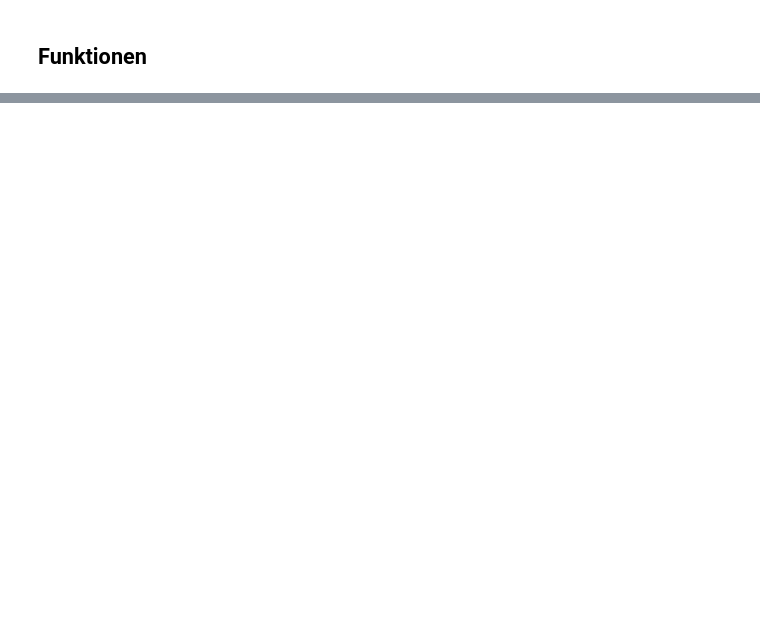
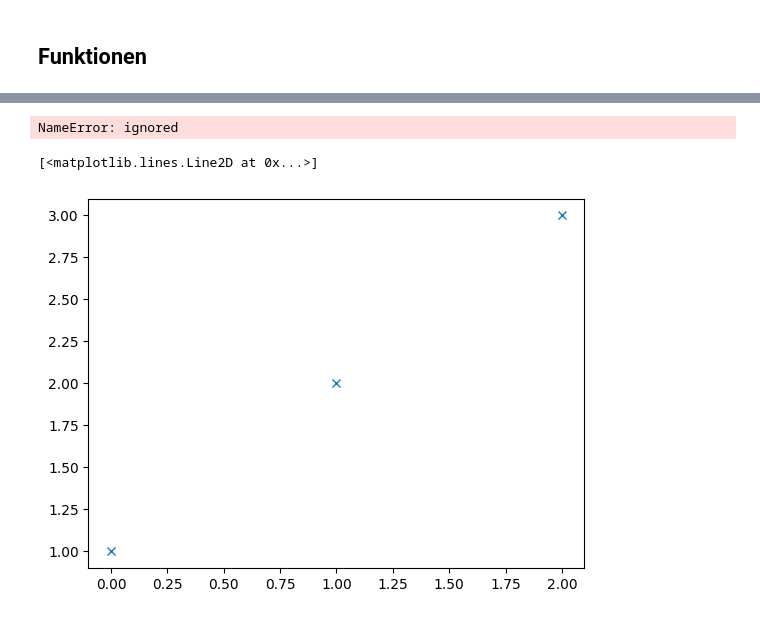
Before and after one commit to StrangeGirlMurph/Coding-Seminar, a Jupyter notebook: Einführung-Python.ipynb, the cells around one changed output, grey strips where cells are left out. Drawn from its saved outputs; the diff is of its cells as text; code cells hidden in the pictures; blank space fills up the shorter version.

```diff
--- a/Einführung-Python.ipynb
+++ b/Einführung-Python.ipynb
@@ -72,0 +154,4 @@ print(f,g,h)
+# %%
+plot([1,2,3])
+# %% [output]
+NameError: ignored
@@ -72,0 +165,5 @@ print(f,g,h)
+# %%
+aplt.plot([1,2,3],"x")
+# %% [output]
+[<matplotlib.lines.Line2D at 0x...>]
+[figure, added]
```
Also changed, not shown: parts of 27 cells of this notebook.
